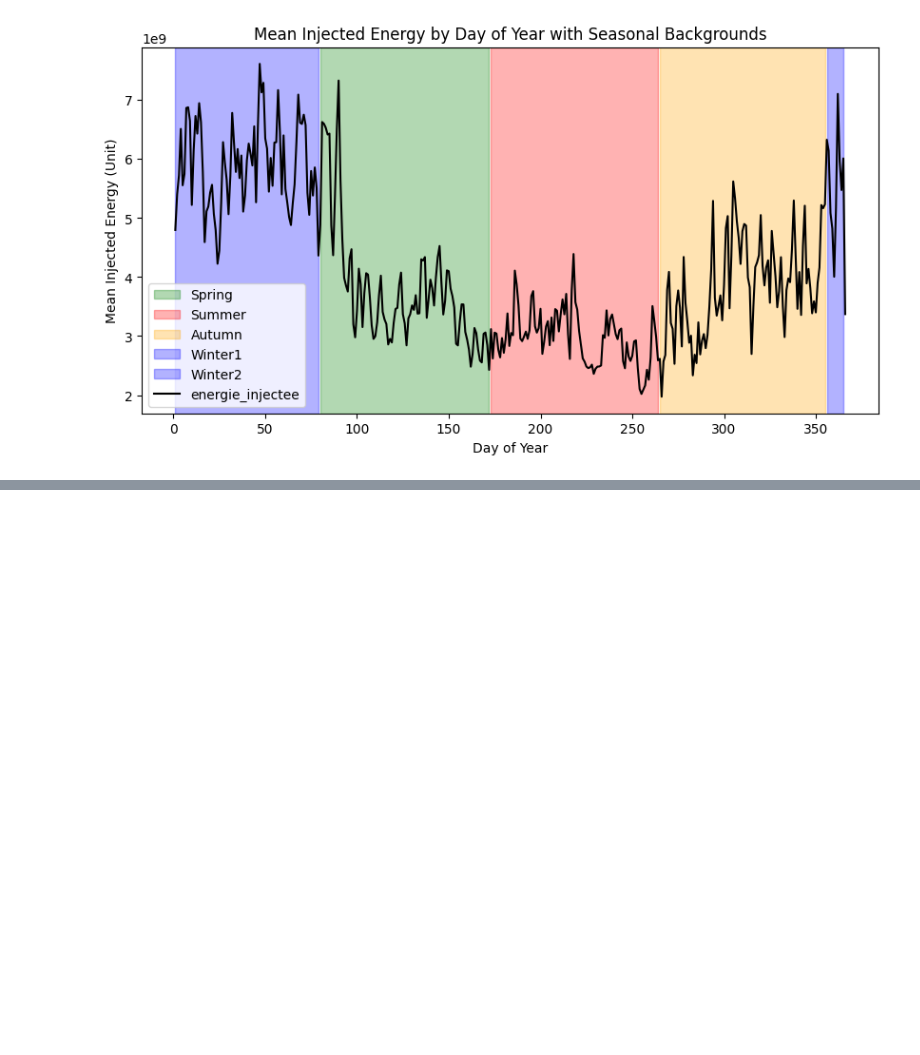
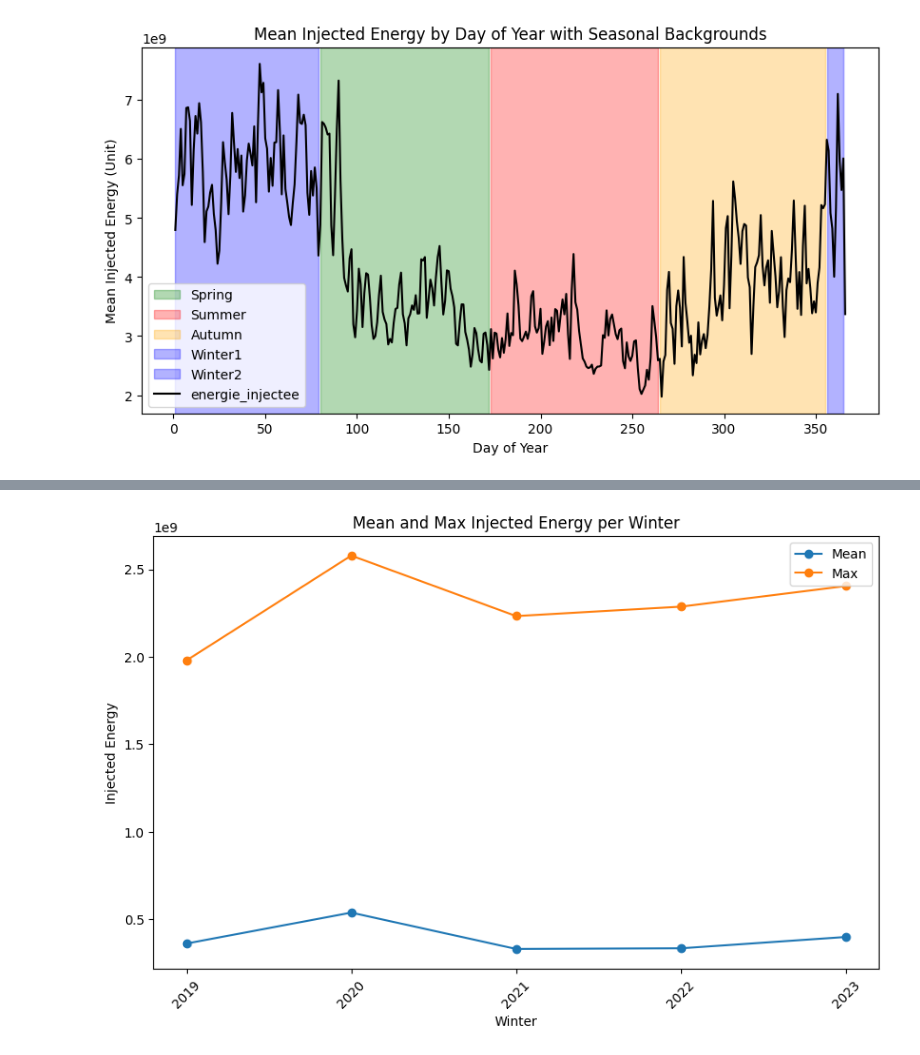
Before and after one commit to klheb/open-data-university, a Jupyter notebook: Untitled1.ipynb, the cells around one changed output, grey strips where cells are left out. Cells and saved outputs as stored; diff of their text form; code cells hidden in the pictures; blank space fills up the shorter version.

```diff
--- a/Untitled1.ipynb
+++ b/Untitled1.ipynb
@@ -129,0 +142,12 @@ cleanProdData['time'] = cleanProdData['date'].dt.time
+# %%
+# Create a new column 'winter' that represents the winter season
+cleanProdData['winter'] = cleanProdData['date'].apply(lambda x: x.year if x.month > 2 else x.year - 1)
+
+# Filter winter data
+winterData = cleanProdData[(cleanProdData['date'].dt.month == 1) | (cleanProdData['date'].dt.month == 2) | (cleanProdData['date'].dt.month == 12)]
+
+# Group by winter and calculate mean and max energy
+meanMaxData = winterData.groupby(['winter'])['energie_injectee'].agg(['mean', 'max'])
+
+# Print mean and max consumption for each winter
+print(meanMaxData)
@@ -129,0 +162,16 @@ cleanProdData['time'] = cleanProdData['date'].dt.time
+# %%
+# Plot mean and max consumption for each winter
+plt.figure(figsize=(10, 6))
+plt.plot(meanMaxData.index, meanMaxData['mean'], marker='o', label='Mean')
+plt.plot(meanMaxData.index, meanMaxData['max'], marker='o', label='Max')
+
+# Adjust xticks to only show full years
+plt.xticks(np.arange(meanMaxData.index.min(), meanMaxData.index.max()+1, 1), rotation=45)
+
+plt.xlabel('Winter')
+plt.ylabel('Injected Energy')
+plt.title('Mean and Max Injected Energy per Winter')
+plt.legend()
+plt.show()
+# %% [output]
+[figure, added]
```
Also changed, not shown: parts of 2 cells of this notebook.
